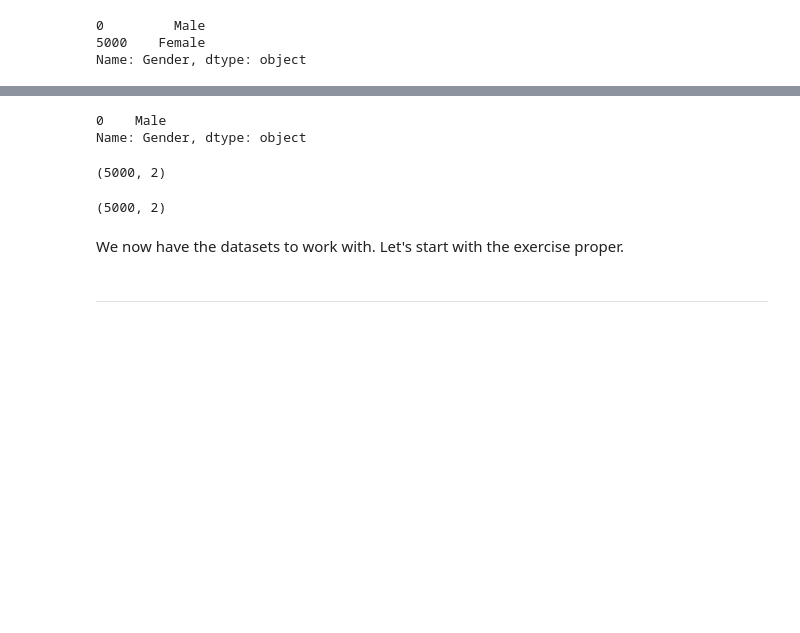
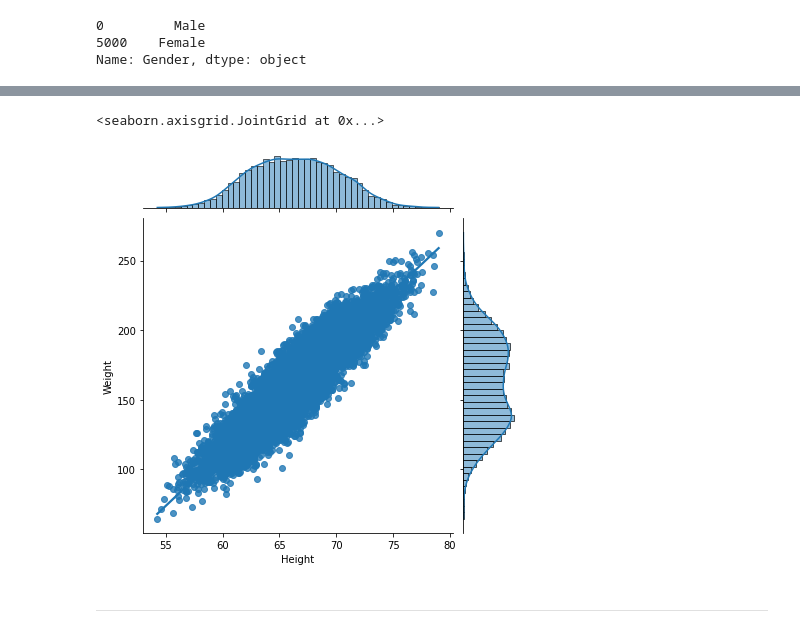
Before and after one commit to o-guilherme/Exercicios-IFSP, a Jupyter notebook: analise-estatistica/Exercise 2022-05-05/Exercise 2022-05-05.ipynb, the cells around one changed output, grey strips where cells are left out. Cells and saved outputs as stored; diff of their text form; code cells hidden in the pictures; blank space fills up the shorter version.

```diff
--- a/analise-estatistica/Exercise 2022-05-05/Exercise 2022-05-05.ipynb
+++ b/analise-estatistica/Exercise 2022-05-05/Exercise 2022-05-05.ipynb
@@ -53,6 +53,0 @@ df_males = df.groupby(df.Gender).get_group('Male')
-# %%
-#Now this dataset only has the data of males
-df_males['Gender'].drop_duplicates()
-# %% [output]
-0    Male
-Name: Gender, dtype: object
@@ -62,16 +54,9 @@ df_males = df_males.drop('Gender', axis=1, inplace=False)
-# %%
-df_males.shape
-# %% [output]
-(5000, 2)
-# %%
-#repeating the steps for the females' dataset
-df_females = df.groupby(df.Gender).get_group('Female')
-df_females = df_females.drop('Gender', axis=1, inplace=False)
-df_females.shape
-# %% [output]
-(5000, 2)
-# %% [markdown]
-We now have the datasets to work with. Let's start with the exercise proper.
+# %%
+#visualizing the data dispersion
+sns.jointplot(data=df, x='Height', y='Weight', kind='reg')
+# %% [output]
+<seaborn.axisgrid.JointGrid at 0x...>
+[figure, added]
 # %% [markdown]
 ***
 # %% [markdown]
```
Also changed, not shown: parts of 15 cells of this notebook.
